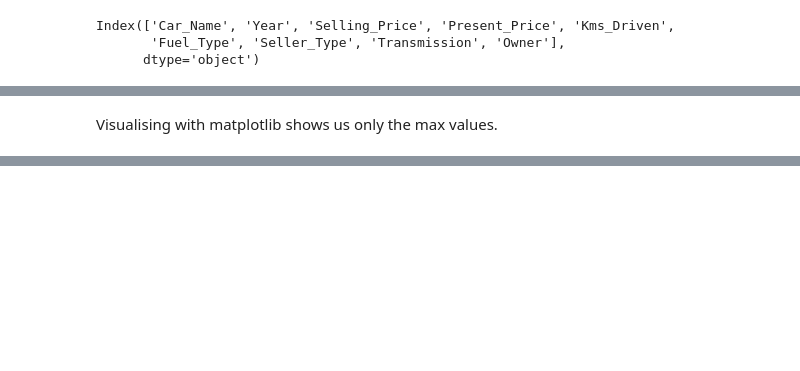
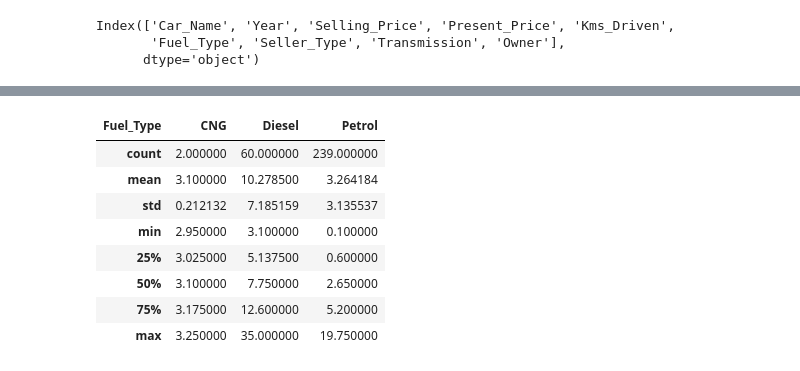
Before and after one commit to christopher-igweze/Car-Price-Prediction, a Jupyter notebook: Car Price/Car Price Prediction with Linear Regression.ipynb, the cells around one changed output, grey strips where cells are left out. Drawn from its saved outputs; the diff is of its cells as text; code cells hidden in the pictures; blank space fills up the shorter version.

```diff
--- a/Car Price/Car Price Prediction with Linear Regression.ipynb
+++ b/Car Price/Car Price Prediction with Linear Regression.ipynb
@@ -48,8 +48,6 @@ plt.xlabel('Transmission Type')
 plt.show()
 # %% [output]
 [drawing not drawn]
-# %% [markdown]
-Visualising with matplotlib shows us only the max values.
 # %%
 #Visualizing with Seaborn
 fig, axes = plt.subplots(1,3,figsize=(15,5), sharey=True)
@@ -60,3 +58,17 @@ sns.barplot(x=transmission_type, y=selling_price, ax=axes[2])
 # %% [output]
 <AxesSubplot:xlabel='Transmission', ylabel='Selling_Price'>
 [drawing not drawn]
+# %%
+#Grouping the Selling Price data by Fuel Types to analyse the disparity between plots
+fuel_data = car_data.groupby('Fuel_Type')
+fuel_data['Selling_Price'].describe().transpose()
+# %% [output]
+| Fuel_Type | CNG | Diesel | Petrol |
+| count | 2.000000 | 60.000000 | 239.000000 |
+| mean | 3.100000 | 10.278500 | 3.264184 |
+| std | 0.212132 | 7.185159 | 3.135537 |
+| min | 2.950000 | 3.100000 | 0.100000 |
+| 25% | 3.025000 | 5.137500 | 0.600000 |
+| 50% | 3.100000 | 7.750000 | 2.650000 |
+| 75% | 3.175000 | 12.600000 | 5.200000 |
+| max | 3.250000 | 35.000000 | 19.750000 |
```
Also changed, not shown: parts of 7 cells of this notebook, 1 other file.
